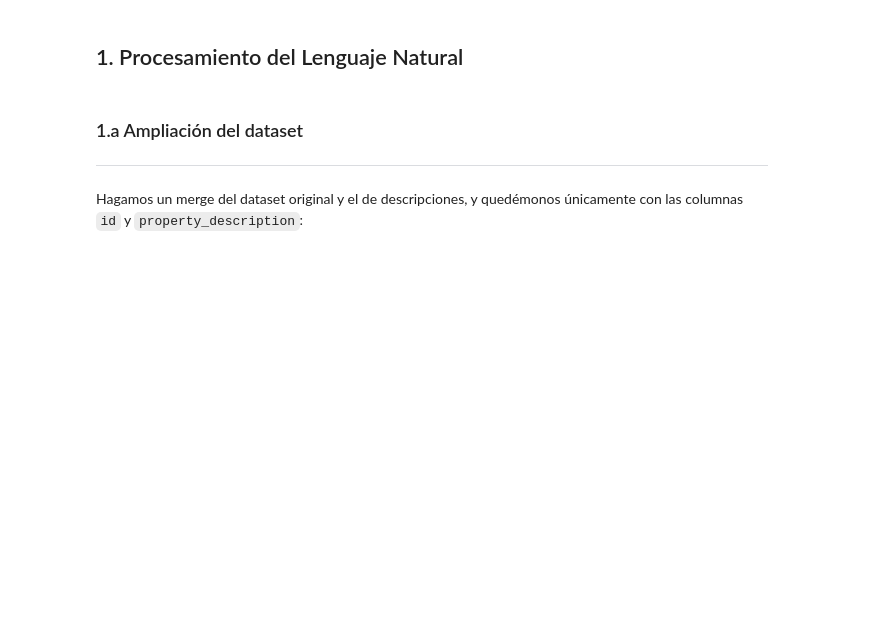
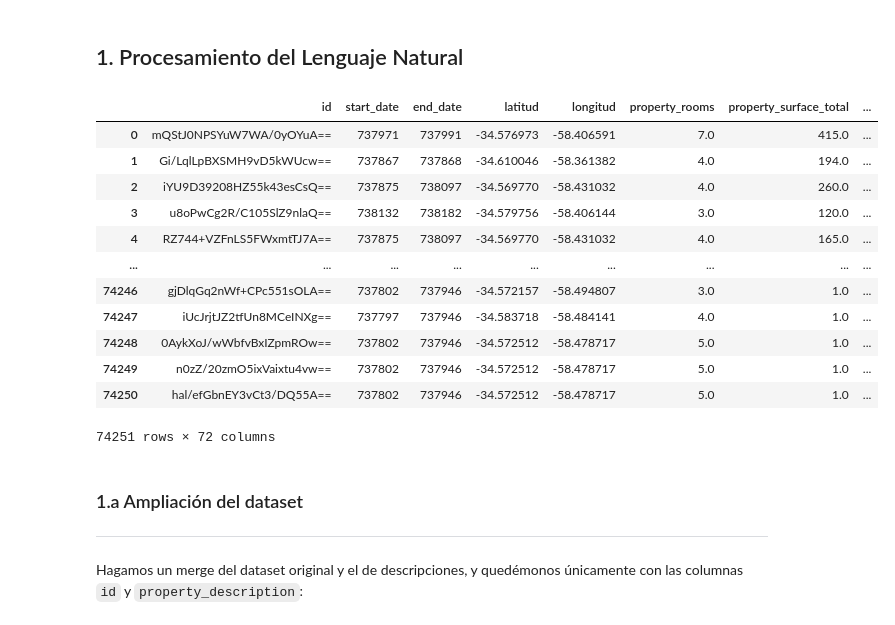
Before and after one commit to valencorrea/7506R-2C2022-GRUPO14-TP2, a Jupyter notebook: 7506R_TP2_GRUPO14_ENTREGA.ipynb, the cells around one changed output. Cells and saved outputs as stored; diff of their text form; code cells hidden in the pictures; blank space fills up the shorter version.

```diff
--- a/7506R_TP2_GRUPO14_ENTREGA.ipynb
+++ b/7506R_TP2_GRUPO14_ENTREGA.ipynb
@@ -280,5 +235,21 @@ x_test_classifier.drop(["id", "tipo_precio_3", "property_m2price"], inplace=True
 # %% [markdown]
 ## 1. Procesamiento del Lenguaje Natural
+# %%
+df_train
+# %% [output]
+|  | id | start_date | end_date | latitud | longitud | property_rooms | property_surface_total | ... |
+| 0 | mQStJ0NPSYuW7WA/0yOYuA== | 737971 | 737991 | -34.576973 | -58.406591 | 7.0 | 415.0 | ... |
+| 1 | Gi/LqlLpBXSMH9vD5kWUcw== | 737867 | 737868 | -34.610046 | -58.361382 | 4.0 | 194.0 | ... |
+| 2 | iYU9D39208HZ55k43esCsQ== | 737875 | 738097 | -34.569770 | -58.431032 | 4.0 | 260.0 | ... |
+| 3 | u8oPwCg2R/C105SlZ9nlaQ== | 738132 | 738182 | -34.579756 | -58.406144 | 3.0 | 120.0 | ... |
+| 4 | RZ744+VZFnLS5FWxmtTJ7A== | 737875 | 738097 | -34.569770 | -58.431032 | 4.0 | 165.0 | ... |
+| ... | ... | ... | ... | ... | ... | ... | ... | ... |
+| 74246 | gjDlqGq2nWf+CPc551sOLA== | 737802 | 737946 | -34.572157 | -58.494807 | 3.0 | 1.0 | ... |
+| 74247 | iUcJrjtJZ2tfUn8MCeINXg== | 737797 | 737946 | -34.583718 | -58.484141 | 4.0 | 1.0 | ... |
+| 74248 | 0AykXoJ/wWbfvBxIZpmROw== | 737802 | 737946 | -34.572512 | -58.478717 | 5.0 | 1.0 | ... |
+| 74249 | n0zZ/20zmO5ixVaixtu4vw== | 737802 | 737946 | -34.572512 | -58.478717 | 5.0 | 1.0 | ... |
+| 74250 | hal/efGbnEY3vCt3/DQ55A== | 737802 | 737946 | -34.572512 | -58.478717 | 5.0 | 1.0 | ... |
+74251 rows × 72 columns
 # %% [markdown]
 ### 1.a Ampliación del dataset
 ___
```
Also changed, not shown: parts of 13 cells of this notebook, 2 other files.
